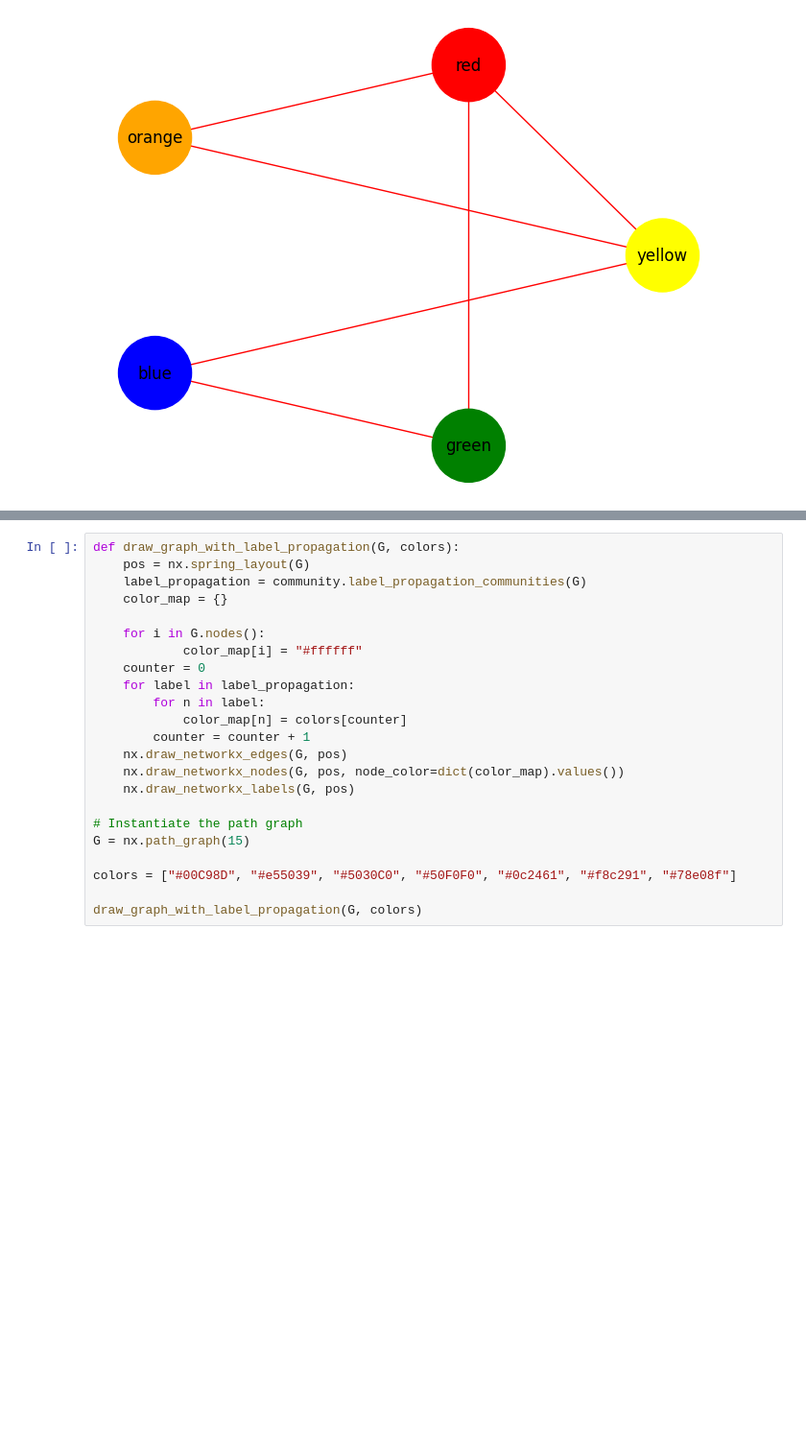
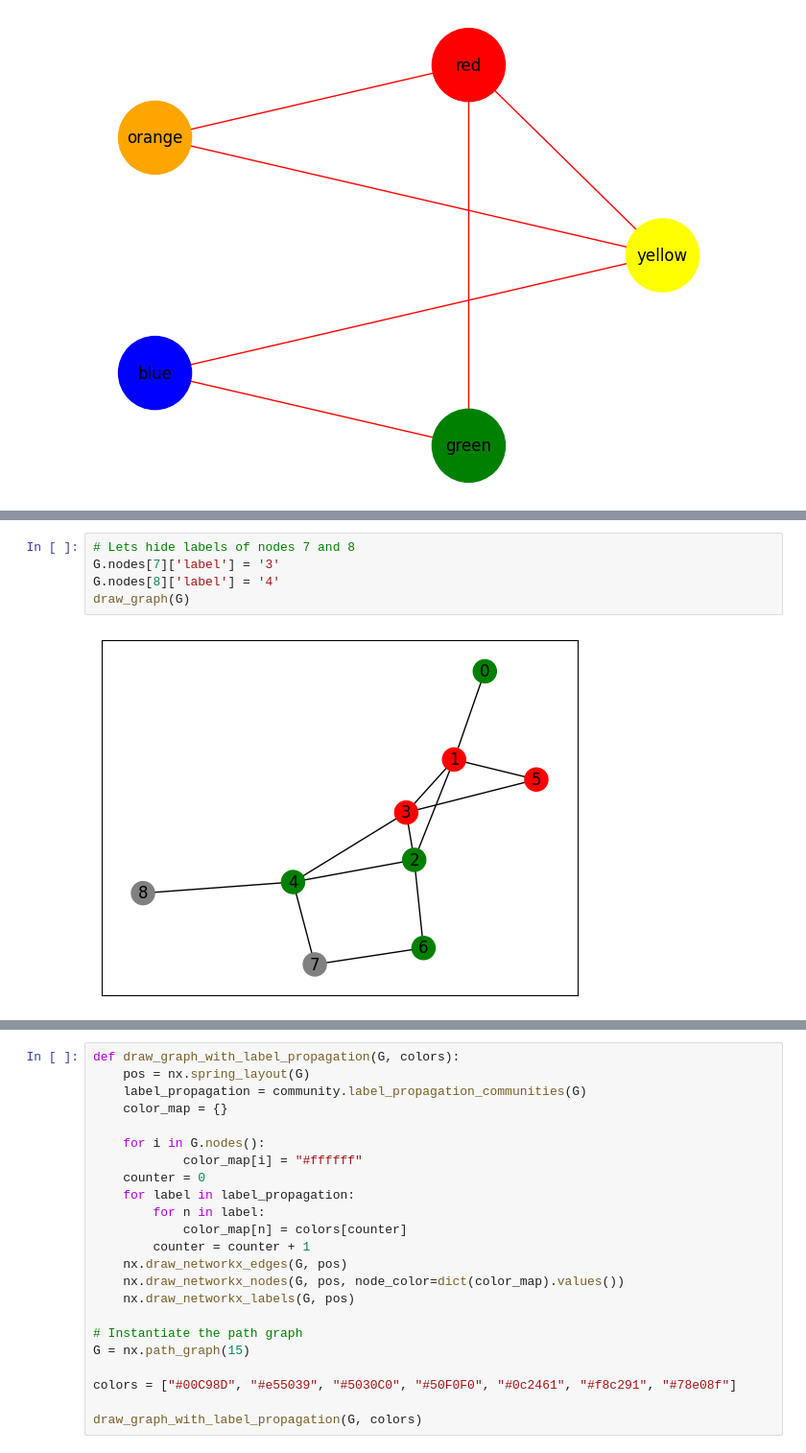
Before and after one commit to NSLab-CUK/Graph-Mining-Spring-2023, a Jupyter notebook: W13/Practice_13.ipynb, the cells around one changed output, grey strips where cells are left out. Shown at 96% size. Saved outputs shown, nothing was run; the diff lists cells and outputs as text; blank space fills up the shorter version.

```diff
--- a/W13/Practice_13.ipynb
+++ b/W13/Practice_13.ipynb
@@ -414,0 +521,7 @@ However, it heavily relies on the graph structure and the quality of the initial
+# %%
+# Lets hide labels of nodes 7 and 8
+G.nodes[7]['label'] = '3'
+G.nodes[8]['label'] = '4'
+draw_graph(G)
+# %% [output]
+[figure, added]
```
Also changed, not shown: parts of 19 cells of this notebook.
